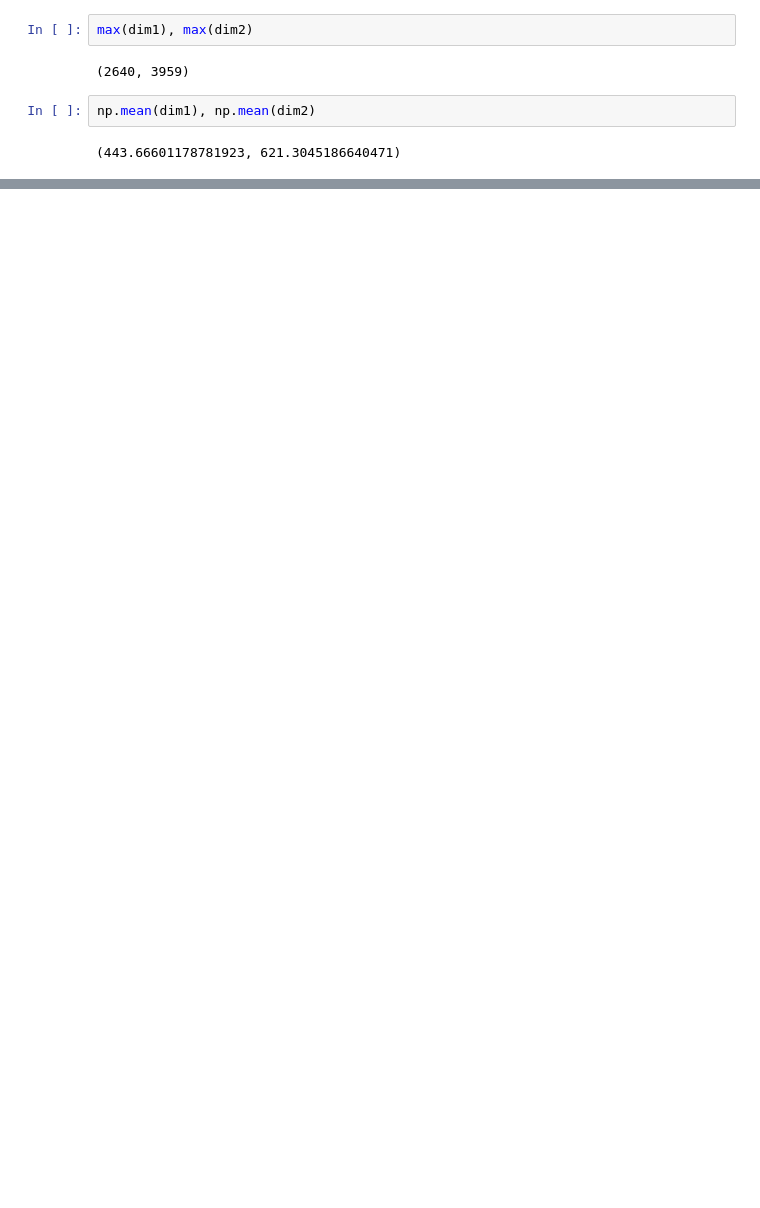
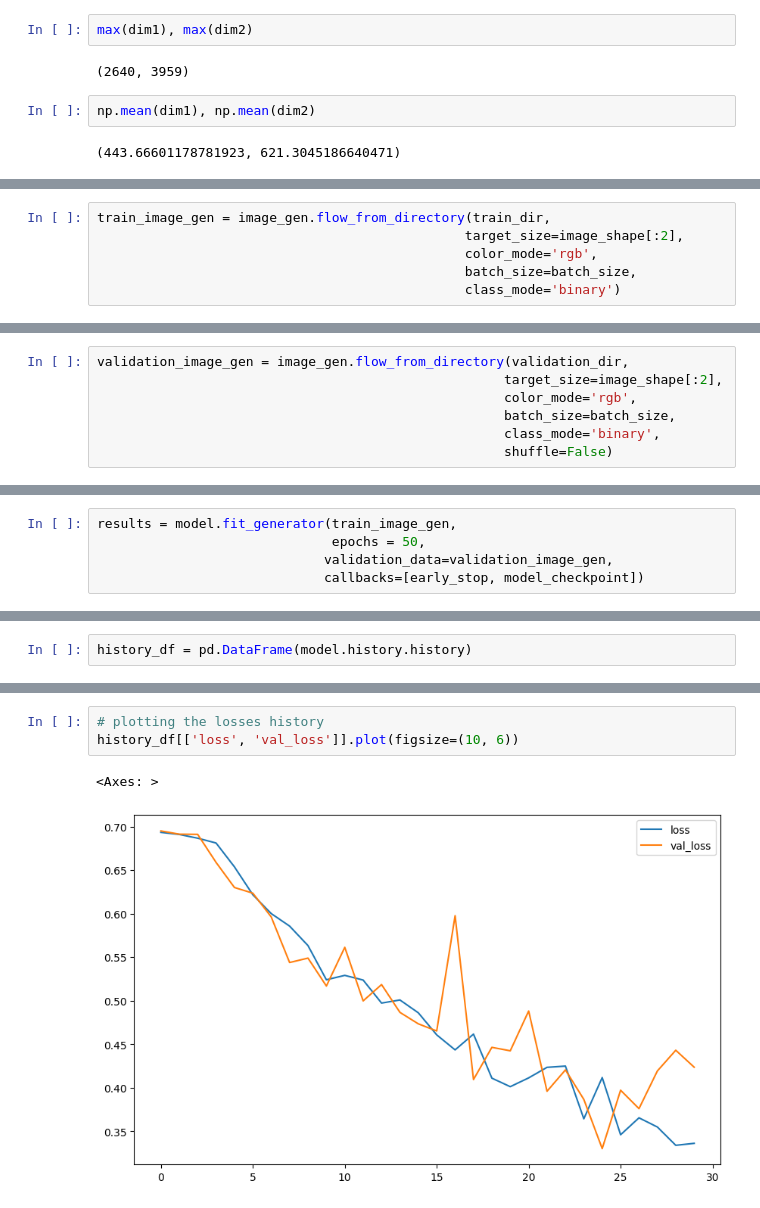
Before and after one commit to krissmaina/Spot_The_Mask, a Jupyter notebook: spot_the_mask.ipynb, the cells around one changed output, grey strips where cells are left out. Drawn from its saved outputs; the diff is of its cells as text; blank space fills up the shorter version.

Commit message:
add first model - val_loss = 0.8435

```diff
--- a/spot_the_mask.ipynb
+++ b/spot_the_mask.ipynb
@@ -70,0 +194,6 @@ image_shape = (444, 621, 3)
+# %%
+train_image_gen = image_gen.flow_from_directory(train_dir,
+                                               target_size=image_shape[:2],
+                                               color_mode='rgb',
+                                               batch_size=batch_size,
+                                               class_mode='binary')
@@ -70,0 +202,7 @@ image_shape = (444, 621, 3)
+# %%
+validation_image_gen = image_gen.flow_from_directory(validation_dir,
+                                                    target_size=image_shape[:2],
+                                                    color_mode='rgb',
+                                                    batch_size=batch_size,
+                                                    class_mode='binary',
+                                                    shuffle=False)
@@ -70,0 +215,5 @@ image_shape = (444, 621, 3)
+# %%
+results = model.fit_generator(train_image_gen,
+                              epochs = 50,
+                             validation_data=validation_image_gen,
+                             callbacks=[early_stop, model_checkpoint])
@@ -70,0 +239,2 @@ image_shape = (444, 621, 3)
+# %%
+history_df = pd.DataFrame(model.history.history)
@@ -70,0 +250,6 @@ image_shape = (444, 621, 3)
+# %%
+# plotting the losses history
+history_df[['loss', 'val_loss']].plot(figsize=(10, 6))
+# %% [output]
+<Axes: >
+[figure, added]
```
Also changed, not shown: parts of 36 cells of this notebook, 5 other files.
